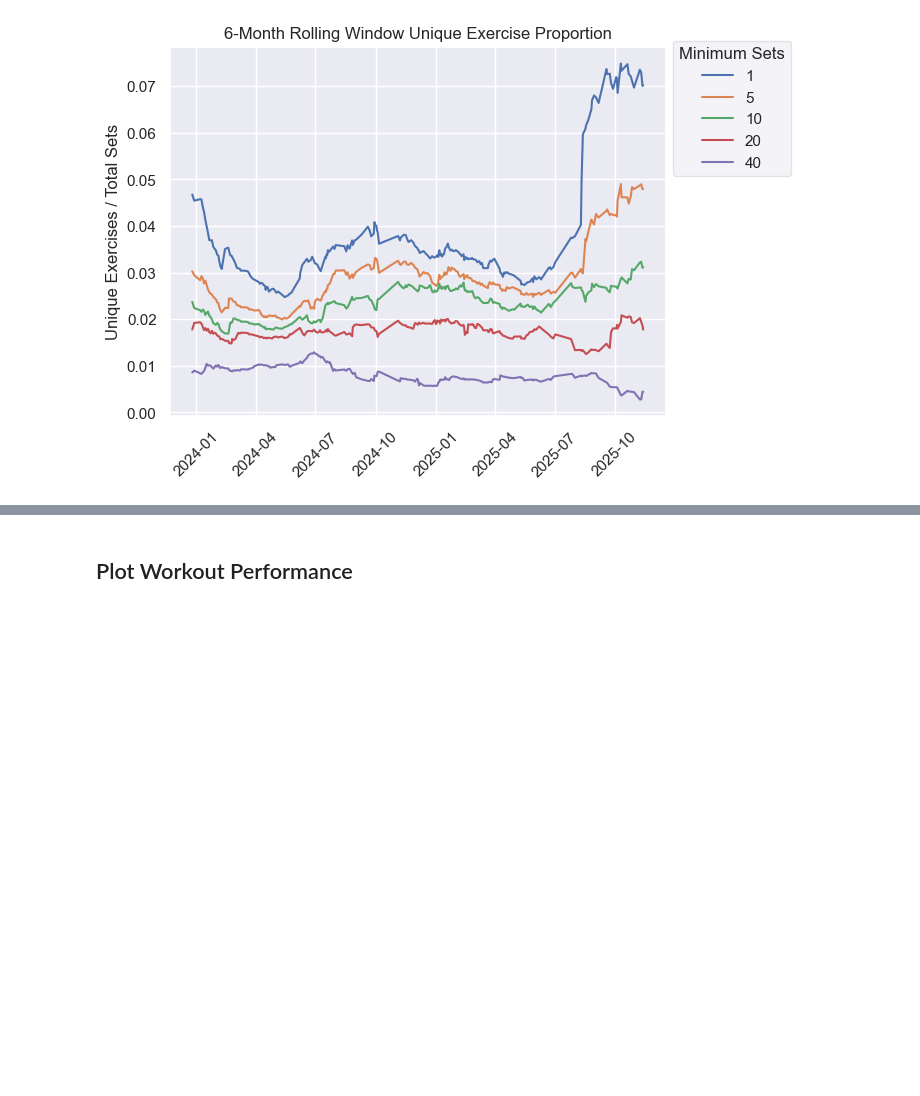
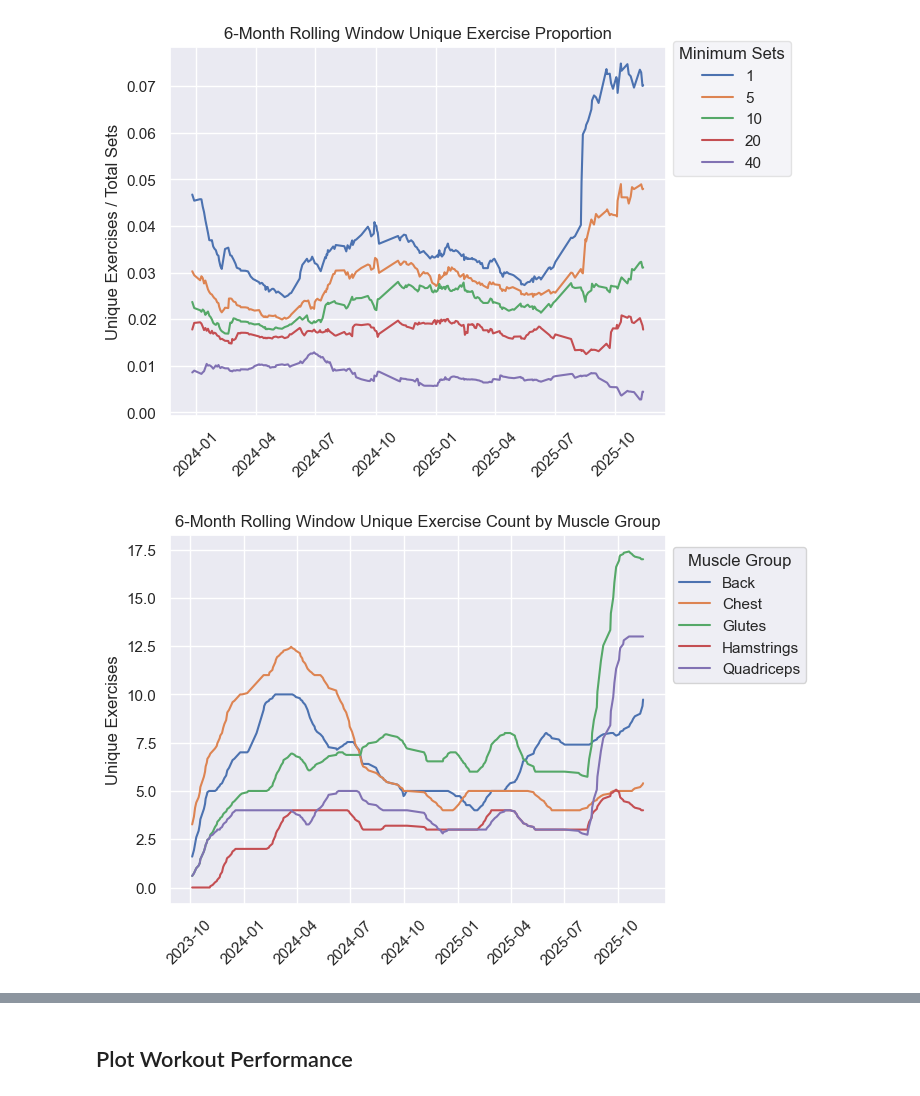
Before and after one commit to sthobbs/exercise-data-analysis, a Jupyter notebook: workout_analysis.ipynb, the cells around one changed output, grey strips where cells are left out. Drawn from its saved outputs; the diff is of its cells as text; code cells hidden in the pictures; blank space fills up the shorter version.

Commit message:
add plots for unique exercise counts by muscle group

```diff
--- a/workout_analysis.ipynb
+++ b/workout_analysis.ipynb
@@ -2253,7 +2270,7 @@ plt.show()
 # %% [output]
 [figure]
 # %%
-df2 = df.copy()
+df2 = df[['date', 'total_sets'] + thresholds].copy()
 # filter out partial rolling windows to avoid bias
 df2 = df2[df2['date'] >= dates[0] + timedelta(days=window_size)]
 df2[thresholds] = df2[thresholds].div(df2['total_sets'], axis=0)  # normalize by total sets
@@ -2270,3 +2287,37 @@ legend.get_frame().set_alpha(0.5)
 plt.show()
 # %% [output]
 [figure]
+# %%
+def plot_unique_exercise_count_by_muscle_group(df, muscle_groups):
+    """
+    Plot rolling window of unique exercise count by muscle group.
+
+    Parameters
+    ----------
+    df : pd.DataFrame
+        Dataframe to plot. Must have 'date' and 'muscle_groups' columns.
+    muscle_groups : list
+        List of muscle groups to plot.
+    """
+    df2 = df[['date'] + muscle_groups].copy()
+    # add moving average layer to make the chart less chopy and more readable
+    for muscle_group in muscle_groups:
+        df2[muscle_group] = df2[muscle_group].rolling(window=15).mean()
+    df_long = df2.melt(id_vars='date', var_name='muscle_group', value_name='count')  # convert to long format
+
+    # plot rolling window
+    ax = sns.lineplot(data=df_long, x='date', y='count', hue='muscle_group', dashes=False, palette='deep')
+    plt.xticks(rotation=45)
+    plt.title(label="6-Month Rolling Window Unique Exercise Count by Muscle Group")
+    plt.ylabel('Unique Exercises')
+    plt.xlabel(None)
+    handles, labels = ax.get_legend_handles_labels()  # get current legend details
+    new_labels = [f'{mg.capitalize()}' for mg in muscle_groups]
+    plt.legend(handles=handles, labels=new_labels, loc=(1.015, 0.6), title='Muscle Group')
+    legend.get_frame().set_alpha(0.5)
+    plt.show()
+
+muscle_groups = ['back', 'chest', 'glutes', 'hamstrings', 'quadriceps']
+plot_unique_exercise_count_by_muscle_group(df, muscle_groups)
+# %% [output]
+[figure, added]
```
Also changed, not shown: parts of 2 cells of this notebook.
